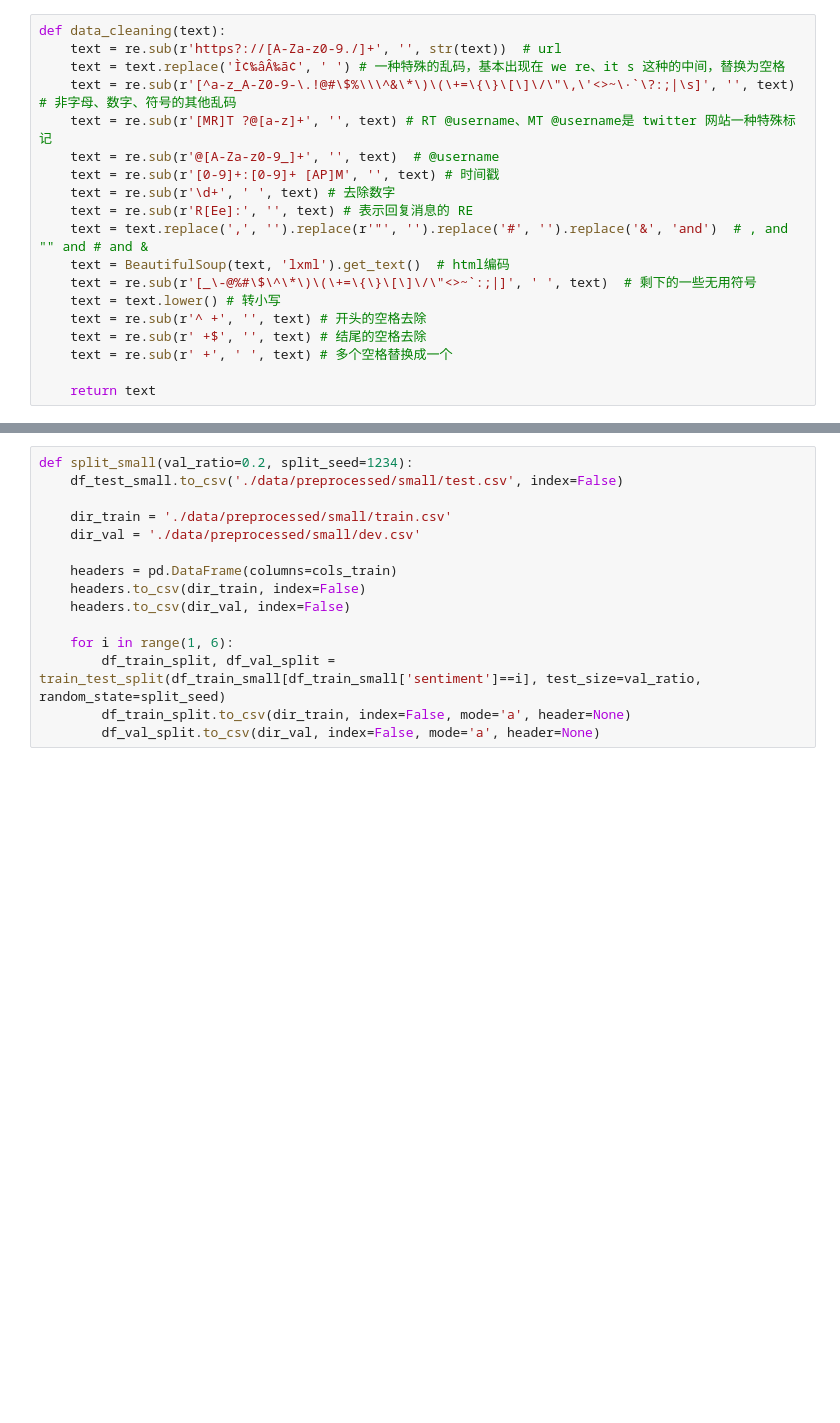
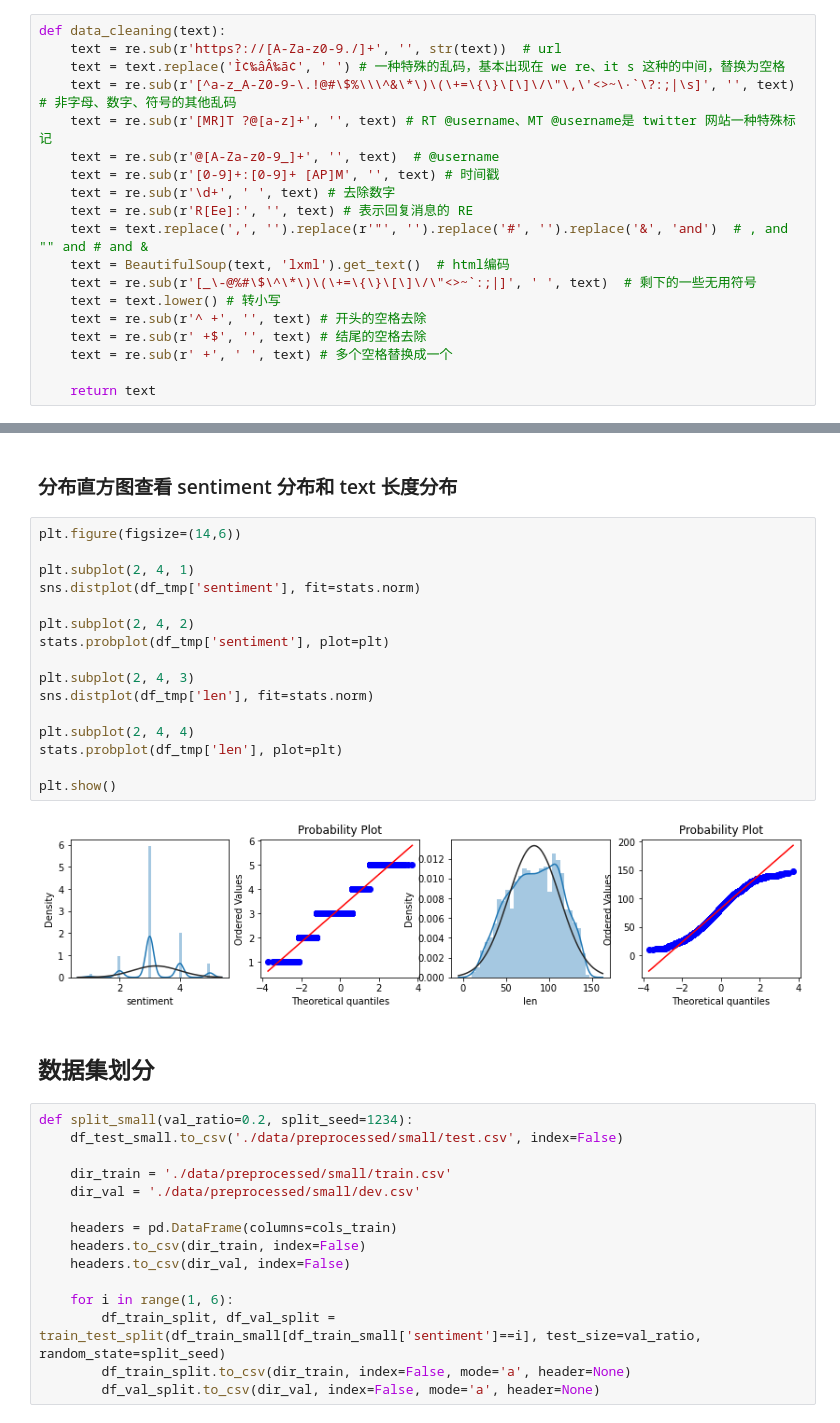
Before and after one commit to cauchy221/BUPT-ML-FinalProject, a Jupyter notebook: data_preprocess.ipynb, the cells around one changed output, grey strips where cells are left out. Drawn from its saved outputs; the diff is of its cells as text; blank space fills up the shorter version.

```diff
--- a/data_preprocess.ipynb
+++ b/data_preprocess.ipynb
@@ -65,3 +110,25 @@ df_origin['text'] = df_origin['text'].map(data_cleaning)
+# %% [markdown]
+### 分布直方图查看 sentiment 分布和 text 长度分布
+# %%
+plt.figure(figsize=(14,6))
+
+plt.subplot(2, 4, 1)
+sns.distplot(df_tmp['sentiment'], fit=stats.norm)
+
+plt.subplot(2, 4, 2)
+stats.probplot(df_tmp['sentiment'], plot=plt)
+
+plt.subplot(2, 4, 3)
+sns.distplot(df_tmp['len'], fit=stats.norm)
+
+plt.subplot(2, 4, 4)
+stats.probplot(df_tmp['len'], plot=plt)
+
+plt.show()
+# %% [output]
+[figure, added]
+# %% [markdown]
+## 数据集划分
 # %%
 def split_small(val_ratio=0.2, split_seed=1234):
     df_test_small.to_csv('./data/preprocessed/small/test.csv', index=False)
```
Also changed, not shown: parts of 7 cells of this notebook.
